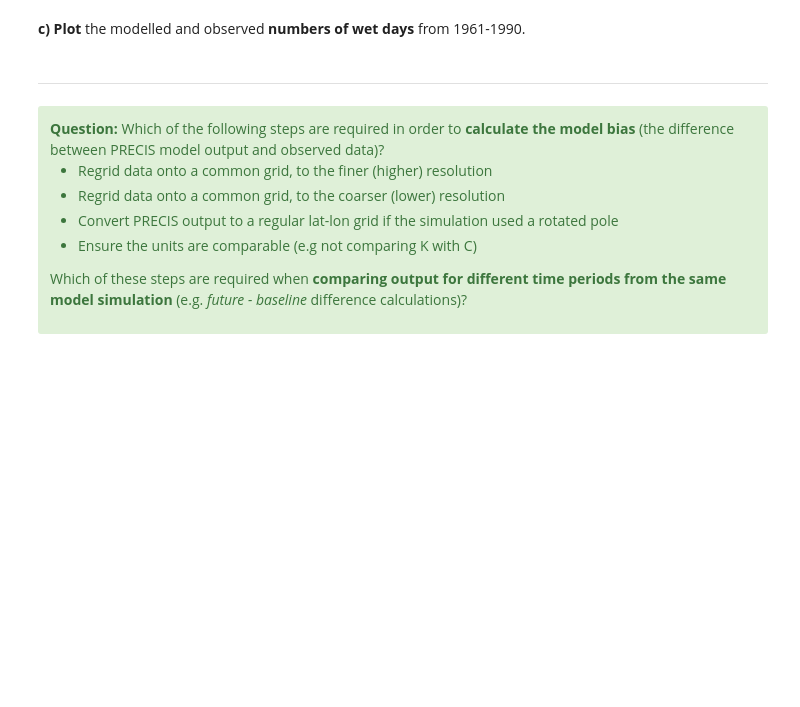
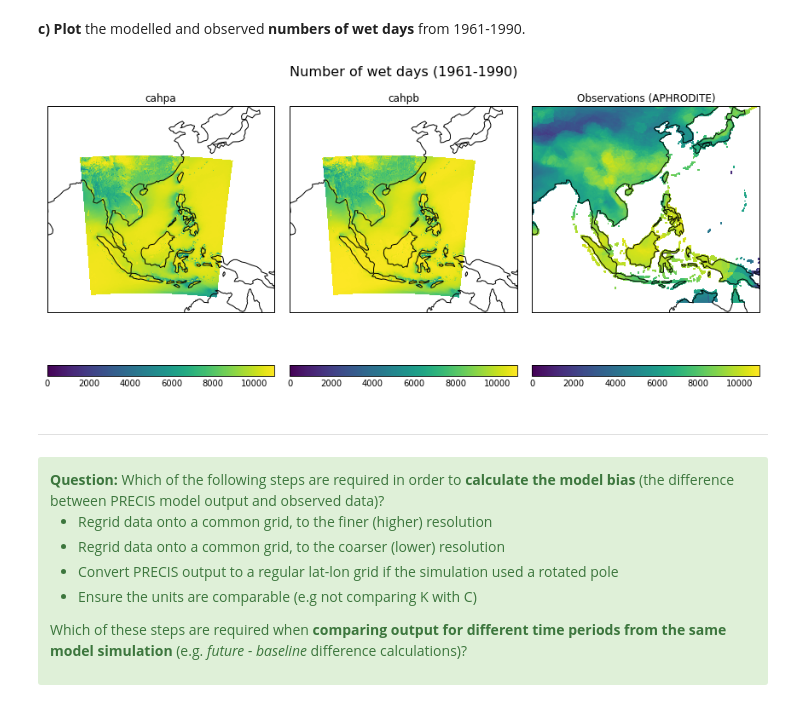
Before and after one commit to MetOffice/PyPRECIS, a Jupyter notebook: notebooks/worksheet5.ipynb, the cells around one changed output. Cells and saved outputs as stored; diff of their text form; code cells hidden in the pictures; blank space fills up the shorter version.

```diff
--- a/notebooks/worksheet5.ipynb
+++ b/notebooks/worksheet5.ipynb
@@ -30,7 +39,7 @@ import cartopy.feature as cfeature
 import matplotlib.pyplot as plt
 import numpy as np
 import dask
-dask.config.set(get=dask.get)
+dask.config.set(scheduler=dask.get)
 import dask.array as da
 from iris.analysis import Aggregator
 
@@ -42,7 +51,7 @@ FUTRDIR = os.path.join(DATADIR, 'future')
 APHRODIR = os.path.join(DATADIR, 'APHRODITE')
 CRUDIR = os.path.join(DATADIR, 'CRU')
 JOBIDS = ['cahpa', 'cahpb']
-TIME_PERIODS = {'baseline':'1981_1983', 'future':'2021_2050'}
+TIME_PERIODS = {'historical':'1961_1990', 'future':'2021_2050'}
 
 # Some helpful data locations
 # DATADIR = '/project/precis/worksheets/data'
@@ -83,7 +92,7 @@ count_nonzero = Aggregator('count', None,
 for runid in JOBIDS:
     for period in TIME_PERIODS.keys():
         # Get path to daily data
-        infile = os.path.join(MODELDIR, runid, runid + '.day.' + TIME_PERIODS[period] + '.pr.*.nc')
+        infile = os.path.join(DATADIR, period, runid + '.day.' + TIME_PERIODS[period] + '.pr.*.nc')
         data = iris.load_cube(infile)
         # Select only wet days using our custom aggregator
         model_wetdays = data.collapsed('time', count_nonzero)
@@ -95,7 +104,6 @@ for runid in JOBIDS:
 
         # Find wet days as a percentage of total days
         total_days = len(obs.coord('time').points)  # Note that this is a 360 day calendar!
-#         model_pcent_wetdays = iris.analysis.maths.divide(iris.analysis.maths.multiply(model_wetdays, 100), total_days)
         model_pcent_wetdays = (model_wetdays / total_days) * 100
         # Add metadata
         model_pcent_wetdays.rename('{} percentage of wet days (>=1mm/day) {}'.format(runid, TIME_PERIODS[period]))
@@ -133,3 +150,24 @@ obs = iris.load_cube(infile, 'daily precipitation analysis interpolated onto 0.2
 
 
 # Save
+
+# Load APHRODITE daily precipitation data:
+infile = os.path.join(APHRODIR, 'aphro.day.1961_1990.nc')
+obs = iris.load_cube(infile, 'daily precipitation analysis interpolated onto 0.25deg grids [mm/day]')
+# Find number of days in dataset
+number_aphro_days = len(obs.coord('time').points)
+# Find number of wet days
+obs_wetdays = obs.collapsed('time', count_nonzero)
+obs_wetdays.rename('Aphrodite number of wet days (>=1mm/day) 1961-1990')
+# Save ouput
+outfile = os.path.join(CLIMDIR, 'aphro.wetday.nc')
+iris.save(obs_wetdays, outfile)
+print('Saved: {}'.format(outfile))
+
+# Find wet days percent
+obs_pcent_wetdays = (obs_wetdays / number_aphro_days) * 100
+obs_pcent_wetdays.rename('Aphrodite percentage of wet days (>=1mm/day) 1961-1990')
+obs_pcent_wetdays.units = '%'
+outfile = os.path.join(CLIMDIR, 'aphro.wetday.pcent.nc')
+iris.save(obs_pcent_wetdays, outfile)
+print('Saved: {}'.format(outfile))
@@ -153,37 +194,35 @@ obs = iris.load_cube(infile, 'daily precipitation analysis interpolated onto 0.2
 
 # Create a figure of the size 12x12 inches for plots
 fig = plt.figure(figsize=(12, 6))
 fig.suptitle('Number of wet days (1961-1990)', fontsize=16)
 
 # Set common limits for each subplot
 cbar_lims=(0,number_aphro_days)
 seasia_domain = [80,150,-15,40]
 
 # Load and plot the models' wet day count
 for n, runid in enumerate(JOBIDS):
     infile = os.path.join(CLIMDIR, runid + '.day.1961_1990.wetday.nc')
     nwetdays = iris.load_cube(infile)
     ax1 = fig.add_subplot(1, 3, n+1, projection=ccrs.PlateCarree())
     qplt.pcolormesh(nwetdays, vmin=cbar_lims[0], vmax=cbar_lims[1])
-
     plt.title(runid)
     ax1.coastlines()             # adds coastlines defined by the axes of the plot
-    ax1.gridlines()              # adds x and y grid lines to the plot
-    ax1.grid(True)
     ax1.set_extent(seasia_domain)
 
 # Load and plot APHRODITE wet day count
 infile = os.path.join(CLIMDIR, 'aphro.wetday.nc')
 obs_nwetdays = iris.load_cube(infile)
 fig.add_subplot(1, 3, 3, projection=ccrs.PlateCarree())
 qplt.pcolormesh(obs_nwetdays, vmin=cbar_lims[0], vmax=cbar_lims[1])
 plt.title('Observations (APHRODITE)')
 ax = plt.gca()              # gca function that returns the current axes
 ax.coastlines()
-ax.gridlines()
 ax.set_extent(seasia_domain)
 plt.tight_layout()          # automatically adjusts subplot(s) to fit in to the figure area
 plt.show()
+# %% [output]
+[figure, added]
 # %% [markdown]
 ---
 <div class="alert alert-block alert-success">
```
Also changed, not shown: parts of 7 cells of this notebook.
